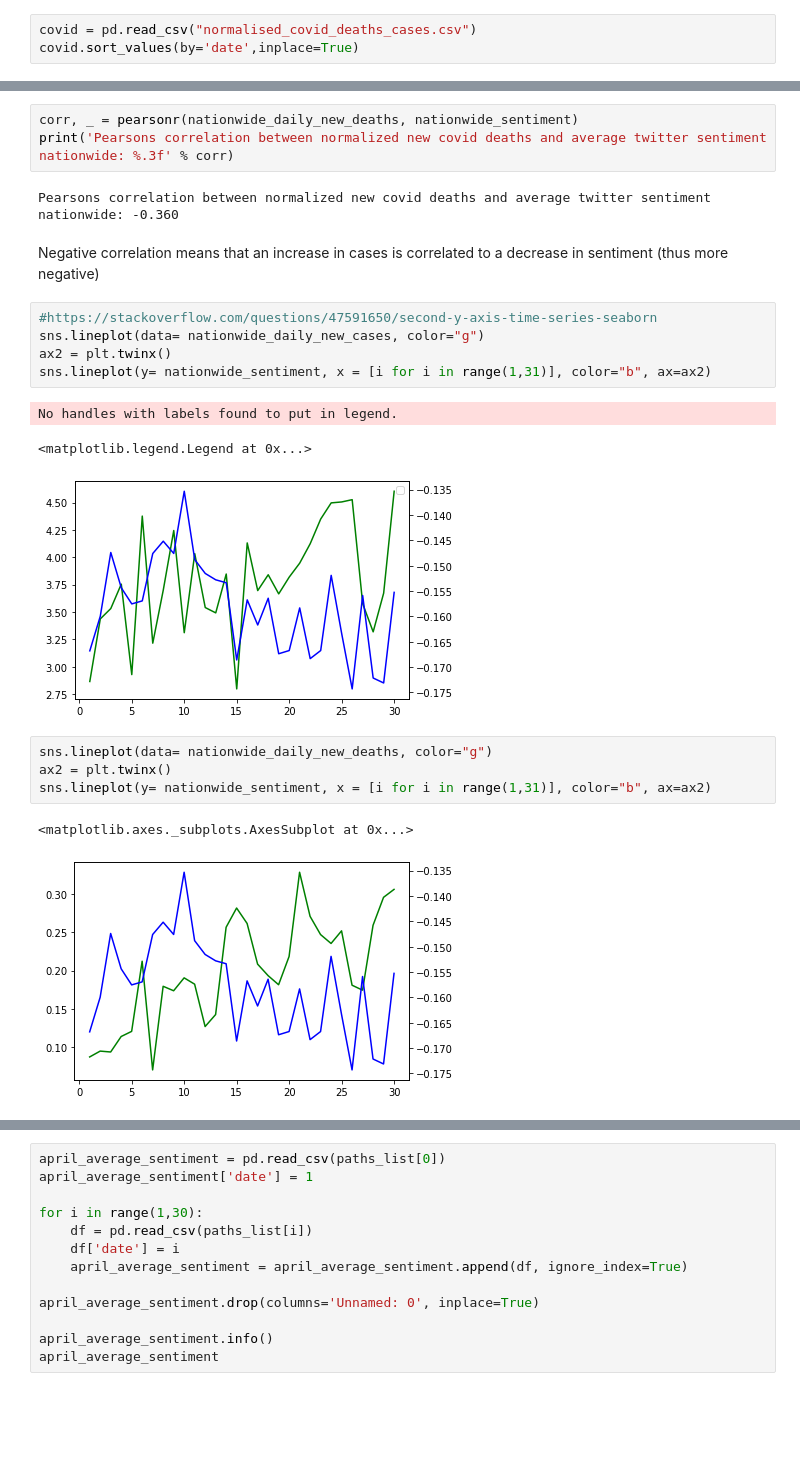
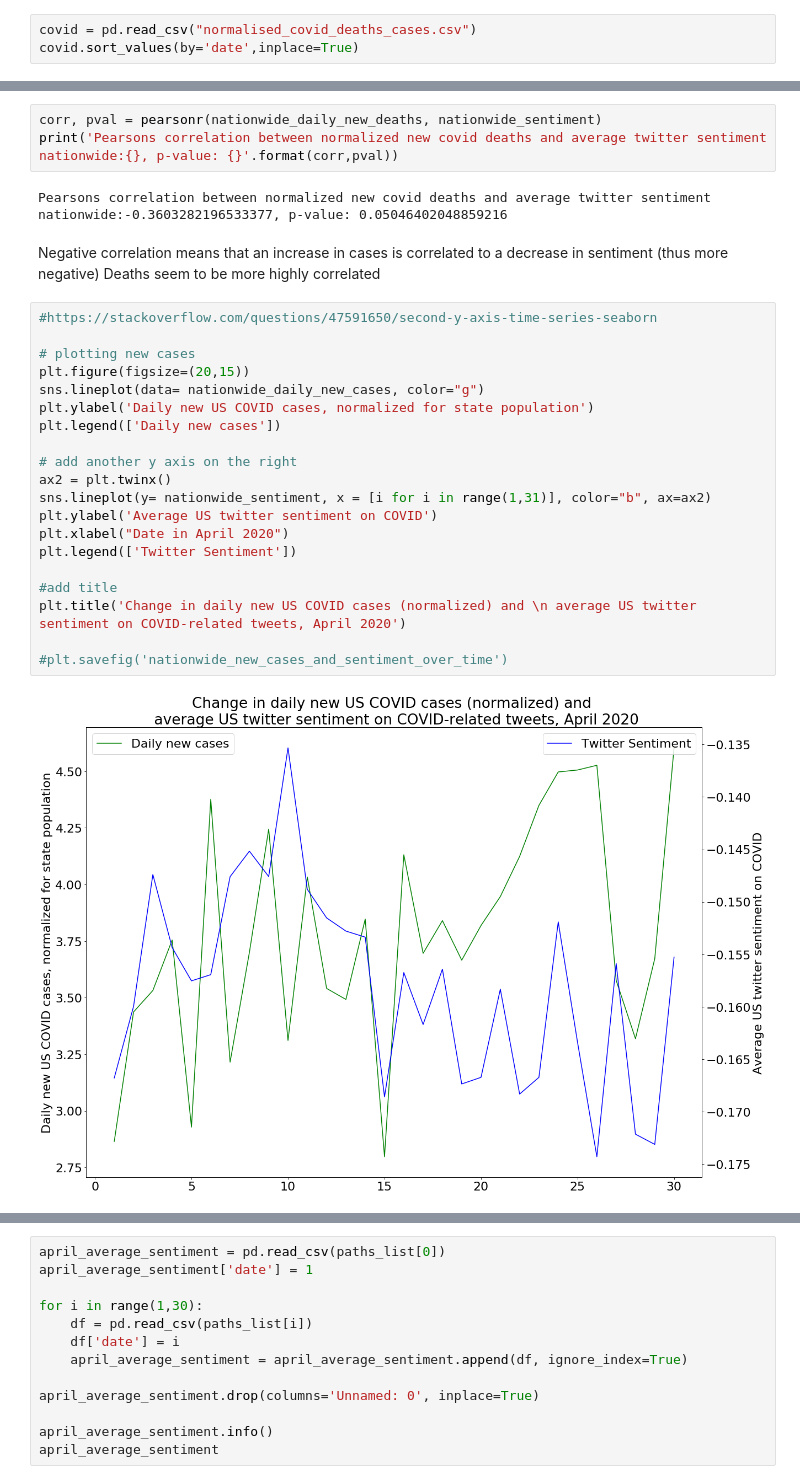
Before and after one commit to joyjixu/qm2_resources, a Jupyter notebook: data_analysis/covid_stats/correlation.ipynb, the cells around one changed output, grey strips where cells are left out. Cells and saved outputs as stored; diff of their text form; blank space fills up the shorter version.

```diff
--- a/data_analysis/covid_stats/correlation.ipynb
+++ b/data_analysis/covid_stats/correlation.ipynb
@@ -59,23 +87,30 @@ Pearsons correlation between normalized new covid cases and average twitter sent
 # %%
-corr, _ = pearsonr(nationwide_daily_new_deaths, nationwide_sentiment)
-print('Pearsons correlation between normalized new covid deaths and average twitter sentiment nationwide: %.3f' % corr)
+corr, pval = pearsonr(nationwide_daily_new_deaths, nationwide_sentiment)
+print('Pearsons correlation between normalized new covid deaths and average twitter sentiment nationwide:{}, p-value: {}'.format(corr,pval))
 # %% [output]
-Pearsons correlation between normalized new covid deaths and average twitter sentiment nationwide: -0.360
+Pearsons correlation between normalized new covid deaths and average twitter sentiment nationwide:-0.3603282196533377, p-value: 0.05046402048859216
 # %% [markdown]
 Negative correlation means that an increase in cases is correlated to a decrease in sentiment (thus more negative)
+Deaths seem to be more highly correlated
 # %%
 #https://stackoverflow.com/questions/47591650/second-y-axis-time-series-seaborn
+
+# plotting new cases
+plt.figure(figsize=(20,15))
 sns.lineplot(data= nationwide_daily_new_cases, color="g")
+plt.ylabel('Daily new US COVID cases, normalized for state population')
+plt.legend(['Daily new cases'])
+
+# add another y axis on the right
 ax2 = plt.twinx()
 sns.lineplot(y= nationwide_sentiment, x = [i for i in range(1,31)], color="b", ax=ax2)
+plt.ylabel('Average US twitter sentiment on COVID')
+plt.xlabel("Date in April 2020")
+plt.legend(['Twitter Sentiment'])
+
+#add title
+plt.title('Change in daily new US COVID cases (normalized) and \n average US twitter sentiment on COVID-related tweets, April 2020')
+
+#plt.savefig('nationwide_new_cases_and_sentiment_over_time')
 # %% [output]
-No handles with labels found to put in legend.
-<matplotlib.legend.Legend at 0x...>
-[figure, old version]
+[figure, new version]
-# %%
-sns.lineplot(data= nationwide_daily_new_deaths, color="g")
-ax2 = plt.twinx()
-sns.lineplot(y= nationwide_sentiment, x = [i for i in range(1,31)], color="b", ax=ax2)
-# %% [output]
-<matplotlib.axes._subplots.AxesSubplot at 0x...>
-[figure, removed]
```
Also changed, not shown: parts of 38 cells of this notebook, 4 other files.
